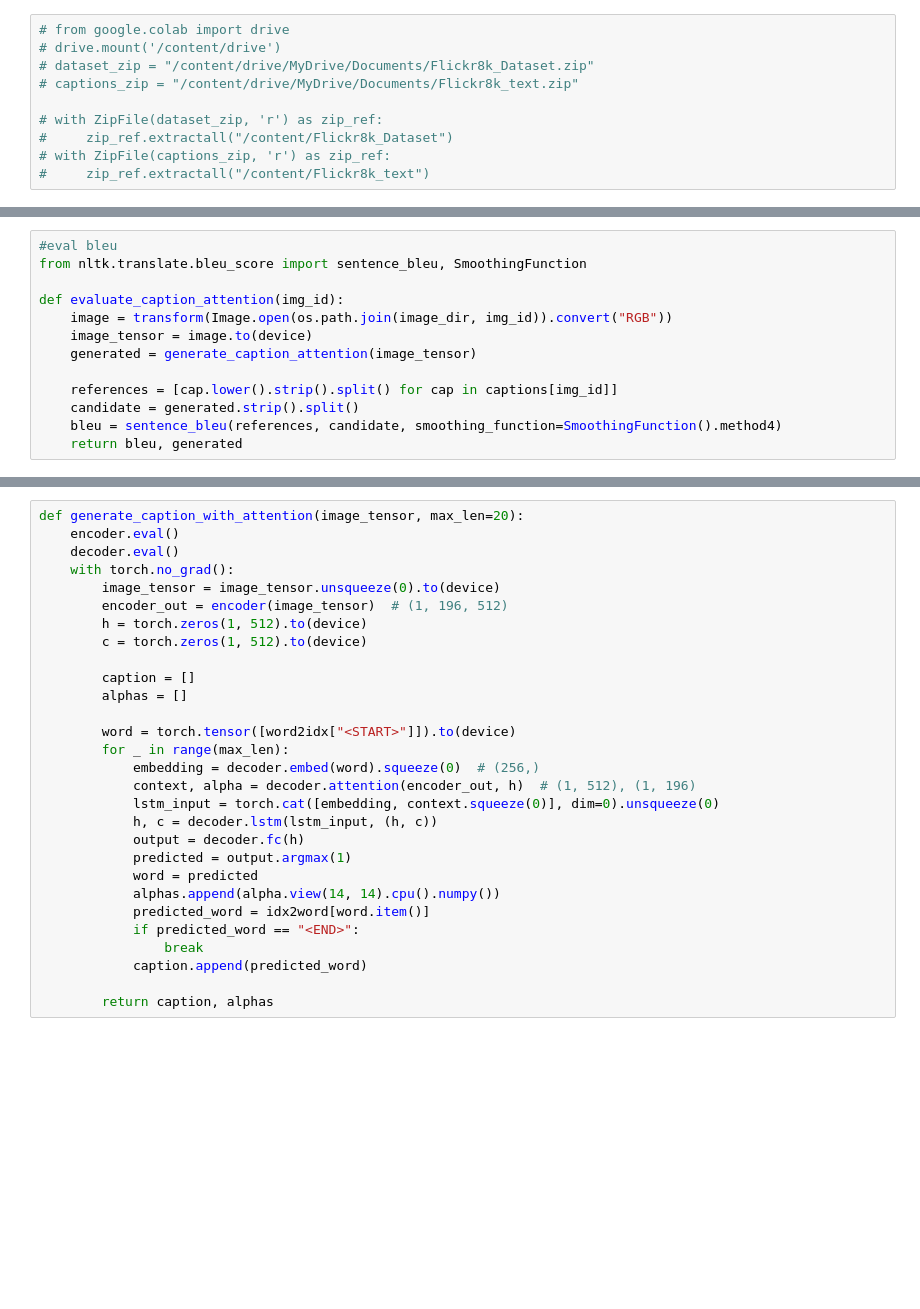
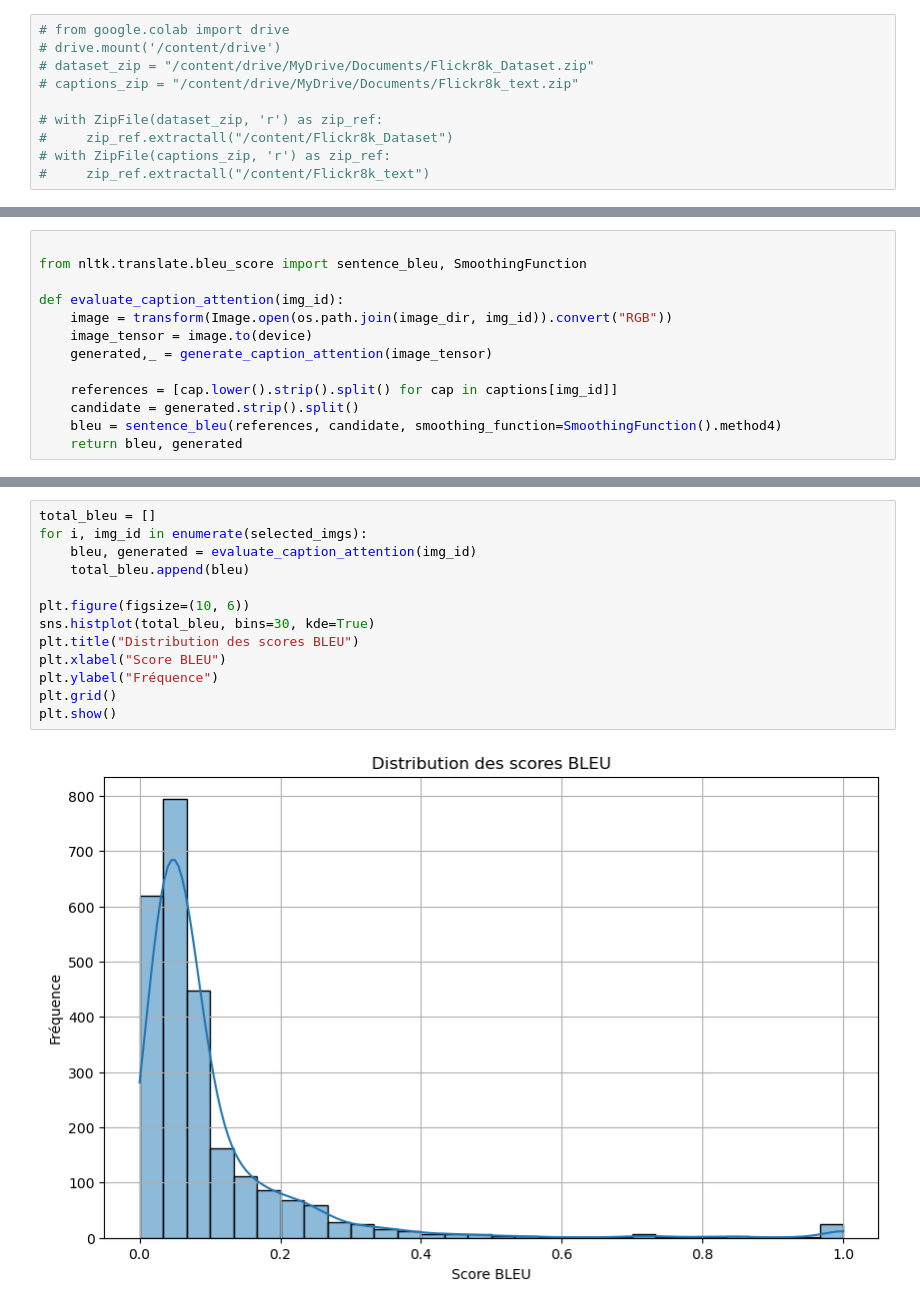
Before and after one commit to matcoc0/PROJET_NNDL, a Jupyter notebook: Full_Attention_Captioning_Complete.ipynb, the cells around one changed output, grey strips where cells are left out. Drawn from its saved outputs; the diff is of its cells as text; blank space fills up the shorter version.

```diff
--- a/Full_Attention_Captioning_Complete.ipynb
+++ b/Full_Attention_Captioning_Complete.ipynb
@@ -335,11 +346,11 @@ def generate_caption_attention(image_tensor, max_len=20):
 # %%
-#eval bleu
+
 from nltk.translate.bleu_score import sentence_bleu, SmoothingFunction
 
 def evaluate_caption_attention(img_id):
     image = transform(Image.open(os.path.join(image_dir, img_id)).convert("RGB"))
     image_tensor = image.to(device)
-    generated = generate_caption_attention(image_tensor)
+    generated,_ = generate_caption_attention(image_tensor)
 
     references = [cap.lower().strip().split() for cap in captions[img_id]]
     candidate = generated.strip().split()
@@ -379,29 +390,15 @@ print(f"✅ Score BLEU moyen (attention) : {total_bleu / 10:.4f}")
-# %%
-def generate_caption_with_attention(image_tensor, max_len=20):
-    encoder.eval()
-    decoder.eval()
-    with torch.no_grad():
-        image_tensor = image_tensor.unsqueeze(0).to(device)
-        encoder_out = encoder(image_tensor)  # (1, 196, 512)
-        h = torch.zeros(1, 512).to(device)
-        c = torch.zeros(1, 512).to(device)
-
-        caption = []
-        alphas = []
-
-        word = torch.tensor([word2idx["<START>"]]).to(device)
-        for _ in range(max_len):
-            embedding = decoder.embed(word).squeeze(0)  # (256,)
-            context, alpha = decoder.attention(encoder_out, h)  # (1, 512), (1, 196)
-            lstm_input = torch.cat([embedding, context.squeeze(0)], dim=0).unsqueeze(0)
-            h, c = decoder.lstm(lstm_input, (h, c))
-            output = decoder.fc(h)
-            predicted = output.argmax(1)
-            word = predicted
-            alphas.append(alpha.view(14, 14).cpu().numpy())
-            predicted_word = idx2word[word.item()]
-            if predicted_word == "<END>":
-                break
-            caption.append(predicted_word)
-
-        return caption, alphas
+# %%
+total_bleu = []
+for i, img_id in enumerate(selected_imgs):
+    bleu, generated = evaluate_caption_attention(img_id)
+    total_bleu.append(bleu)
+
+plt.figure(figsize=(10, 6))
+sns.histplot(total_bleu, bins=30, kde=True)
+plt.title("Distribution des scores BLEU")
+plt.xlabel("Score BLEU")
+plt.ylabel("Fréquence")
+plt.grid()
+plt.show()
+# %% [output]
+[figure, added]
```
Also changed, not shown: parts of 23 cells of this notebook.
